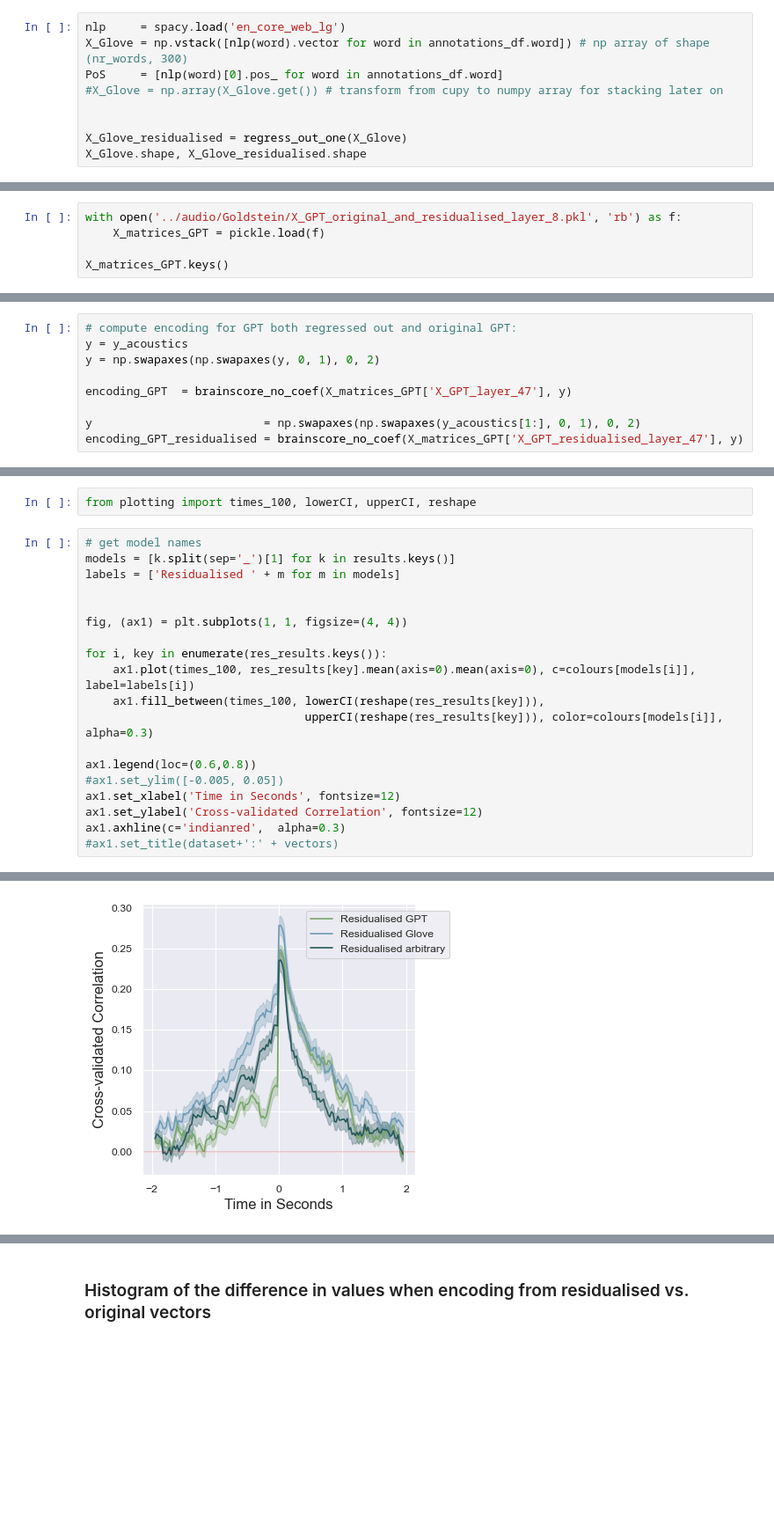
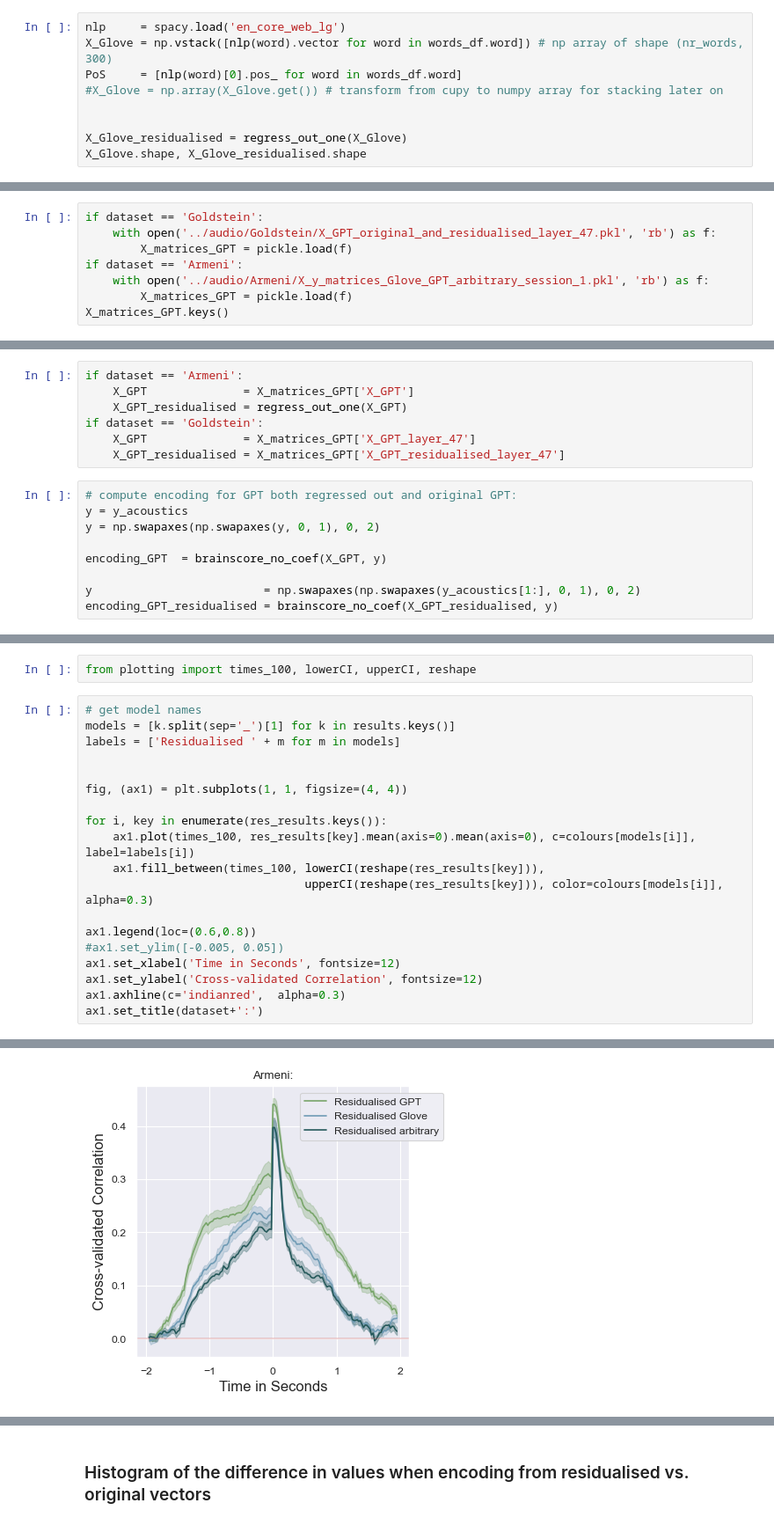
Before and after one commit to InesSchoenmann/Lingpred, a Jupyter notebook: notebooks_new/Audio_Encoding.ipynb, the cells around one changed output, grey strips where cells are left out. Shown: that part at 88% size. Cells and saved outputs as stored; diff of their text form; blank space fills up the shorter version.

Commit message:
performed supplementary audio encoding analysis on Armeni's audio

```diff
--- a/notebooks_new/Audio_Encoding.ipynb
+++ b/notebooks_new/Audio_Encoding.ipynb
@@ -117,7 +136,7 @@ annotations_df.head(9)
 # %%
 nlp     = spacy.load('en_core_web_lg')
-X_Glove = np.vstack([nlp(word).vector for word in annotations_df.word]) # np array of shape (nr_words, 300)
-PoS     = [nlp(word)[0].pos_ for word in annotations_df.word]
+X_Glove = np.vstack([nlp(word).vector for word in words_df.word]) # np array of shape (nr_words, 300)
+PoS     = [nlp(word)[0].pos_ for word in words_df.word]
 #X_Glove = np.array(X_Glove.get()) # transform from cupy to numpy array for stacking later on
 
 
@@ -160,6 +179,9 @@ We are now in the brainscore_no_coef method, and y has shape:
 # %%
-with open('../audio/Goldstein/X_GPT_original_and_residualised_layer_8.pkl', 'rb') as f:
-    X_matrices_GPT = pickle.load(f)
-
+if dataset == 'Goldstein':
+    with open('../audio/Goldstein/X_GPT_original_and_residualised_layer_47.pkl', 'rb') as f:
+        X_matrices_GPT = pickle.load(f)
+if dataset == 'Armeni':
+    with open('../audio/Armeni/X_y_matrices_Glove_GPT_arbitrary_session_1.pkl', 'rb') as f:
+        X_matrices_GPT = pickle.load(f)
 X_matrices_GPT.keys()
 # %% [output]
@@ -167,11 +189,18 @@ dict_keys(['X_GPT_layer_47', 'X_GPT_residualised_layer_47'])
+# %%
+if dataset == 'Armeni':
+    X_GPT              = X_matrices_GPT['X_GPT']
+    X_GPT_residualised = regress_out_one(X_GPT)
+if dataset == 'Goldstein':
+    X_GPT              = X_matrices_GPT['X_GPT_layer_47']
+    X_GPT_residualised = X_matrices_GPT['X_GPT_residualised_layer_47']
 # %%
 # compute encoding for GPT both regressed out and original GPT:
 y = y_acoustics
 y = np.swapaxes(np.swapaxes(y, 0, 1), 0, 2)
 
-encoding_GPT  = brainscore_no_coef(X_matrices_GPT['X_GPT_layer_47'], y)
+encoding_GPT  = brainscore_no_coef(X_GPT, y)
 
 y                         = np.swapaxes(np.swapaxes(y_acoustics[1:], 0, 1), 0, 2)
-encoding_GPT_residualised = brainscore_no_coef(X_matrices_GPT['X_GPT_residualised_layer_47'], y)
+encoding_GPT_residualised = brainscore_no_coef(X_GPT_residualised, y)
 # %% [output]
 We are now in the brainscore_no_coef method, and y has shape:
@@ -232,5 +261,5 @@ ax1.legend(loc=(0.6,0.8))
 ax1.set_xlabel('Time in Seconds', fontsize=12)
 ax1.set_ylabel('Cross-validated Correlation', fontsize=12)
 ax1.axhline(c='indianred',  alpha=0.3)
-#ax1.set_title(dataset+':' + vectors)
+ax1.set_title(dataset+':')
 # %% [output]
@@ -238,4 +267,4 @@ ax1.axhline(c='indianred',  alpha=0.3)
-[figure, old version]
+[figure, new version]
 # %%
 # get model names
 models = [k.split(sep='_')[1] for k in res_results.keys()]
```
Also changed, not shown: parts of 47 cells of this notebook.
